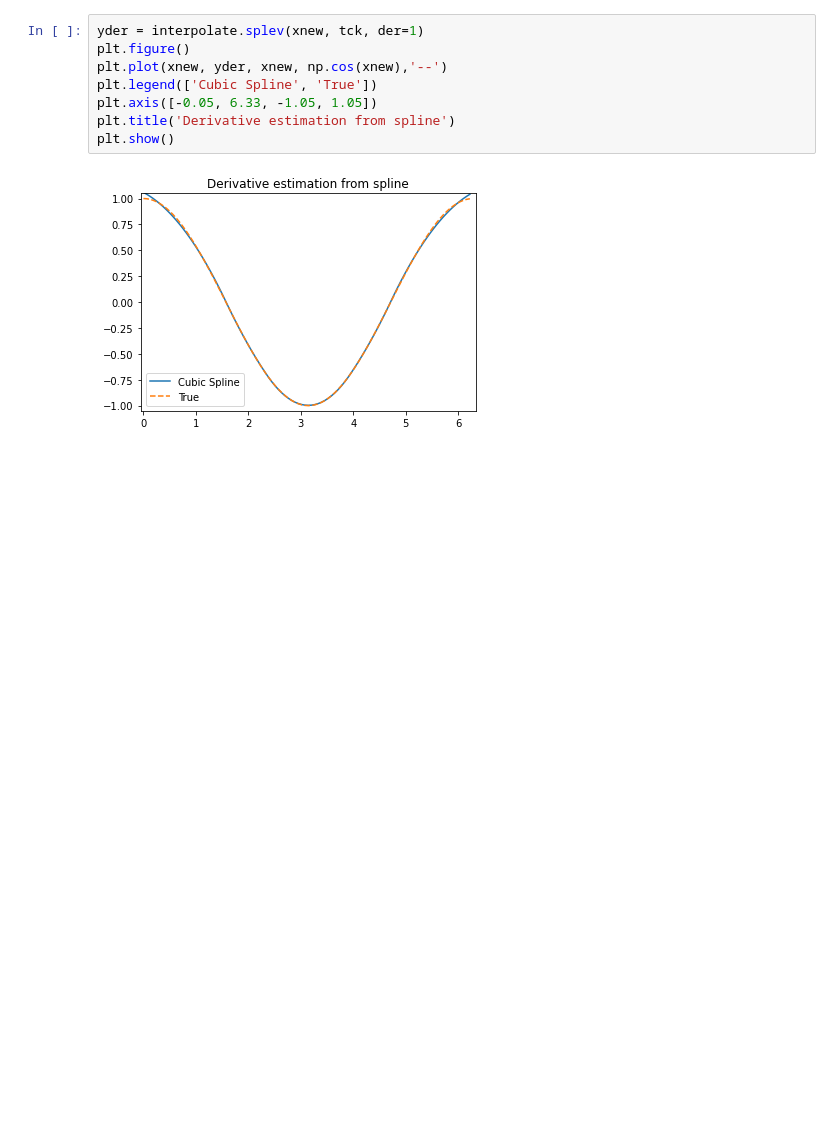
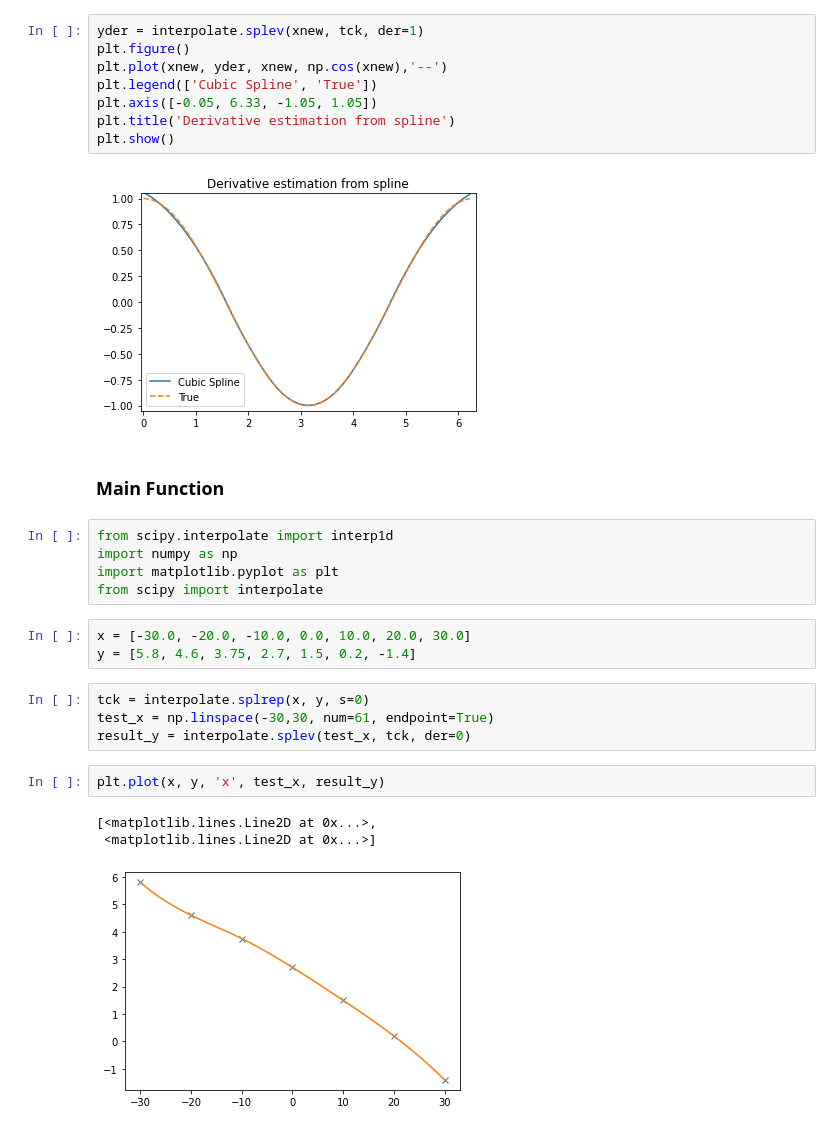
Before and after one commit to Pranshu-S/Baja-NITK-Racing, a Jupyter notebook: Graph-analysis/Test.ipynb, the cells around one changed output. Saved outputs shown, nothing was run; the diff lists cells and outputs as text; blank space fills up the shorter version.

```diff
--- a/Graph-analysis/Test.ipynb
+++ b/Graph-analysis/Test.ipynb
@@ -43,3 +43,23 @@ plt.title('Derivative estimation from spline')
 plt.show()
 # %% [output]
 [figure]
+# %% [markdown]
+### Main Function
+# %%
+from scipy.interpolate import interp1d
+import numpy as np
+import matplotlib.pyplot as plt
+from scipy import interpolate
+# %%
+x = [-30.0, -20.0, -10.0, 0.0, 10.0, 20.0, 30.0]
+y = [5.8, 4.6, 3.75, 2.7, 1.5, 0.2, -1.4]
+# %%
+tck = interpolate.splrep(x, y, s=0)
+test_x = np.linspace(-30,30, num=61, endpoint=True)
+result_y = interpolate.splev(test_x, tck, der=0)
+# %%
+plt.plot(x, y, 'x', test_x, result_y)
+# %% [output]
+[<matplotlib.lines.Line2D at 0x...>,
+ <matplotlib.lines.Line2D at 0x...>]
+[figure, added]
```
Also changed, not shown: parts of 1 cell of this notebook.
